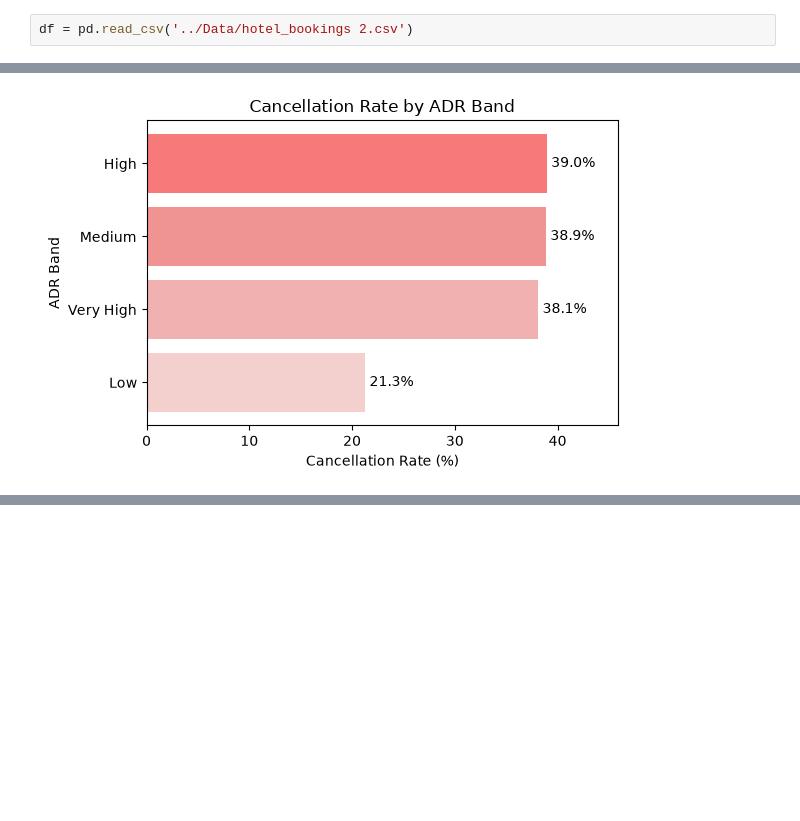
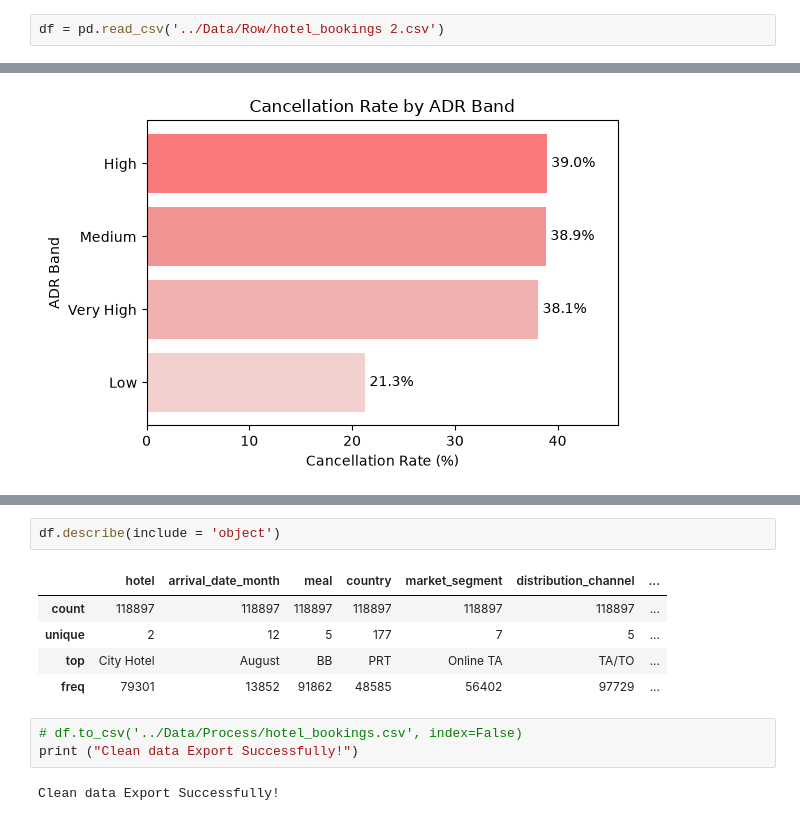
Before and after one commit to Fatima-Zehra-DA/Hotel-Booking-Cancellation-Analysis-Python-PowerBI, a Jupyter notebook: Notebooks/Hotel_Booking_Cancellation_Analysis.ipynb, the cells around one changed output, grey strips where cells are left out. Drawn from its saved outputs; the diff is of its cells as text; blank space fills up the shorter version.

Commit message:
Export Clean Dataset for Creating Dashboard in Power BI

```diff
--- a/Notebooks/Hotel_Booking_Cancellation_Analysis.ipynb
+++ b/Notebooks/Hotel_Booking_Cancellation_Analysis.ipynb
@@ -10,7 +10,7 @@ warnings.filterwarnings('ignore')
 # %% [markdown]
 # Loading Dataset
 # %%
-df = pd.read_csv('../Data/hotel_bookings 2.csv')
+df = pd.read_csv('../Data/Row/hotel_bookings 2.csv')
 # %% [markdown]
 # Exploratory Data Analysis and Data Cleaning
 # %%
@@ -847,0 +895,13 @@ plt.show()
+# %%
+df.describe(include = 'object')
+# %% [output]
+|  | hotel | arrival_date_month | meal | country | market_segment | distribution_channel | ... |
+| count | 118897 | 118897 | 118897 | 118897 | 118897 | 118897 | ... |
+| unique | 2 | 12 | 5 | 177 | 7 | 5 | ... |
+| top | City Hotel | August | BB | PRT | Online TA | TA/TO | ... |
+| freq | 79301 | 13852 | 91862 | 48585 | 56402 | 97729 | ... |
+# %%
+# df.to_csv('../Data/Process/hotel_bookings.csv', index=False)
+print ("Clean data Export Successfully!")
+# %% [output]
+Clean data Export Successfully!
```
Also changed, not shown: parts of 4 cells of this notebook.
